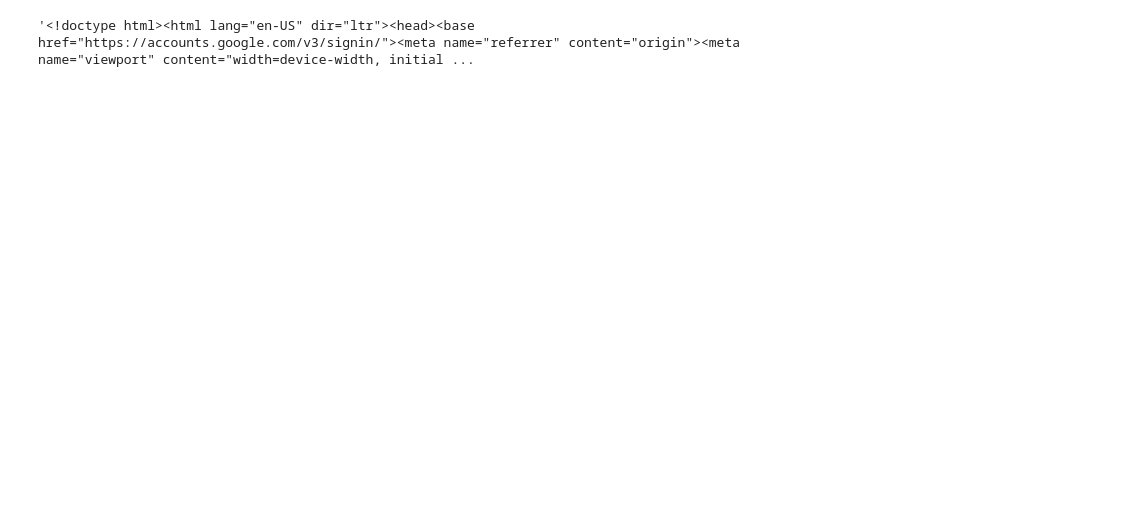
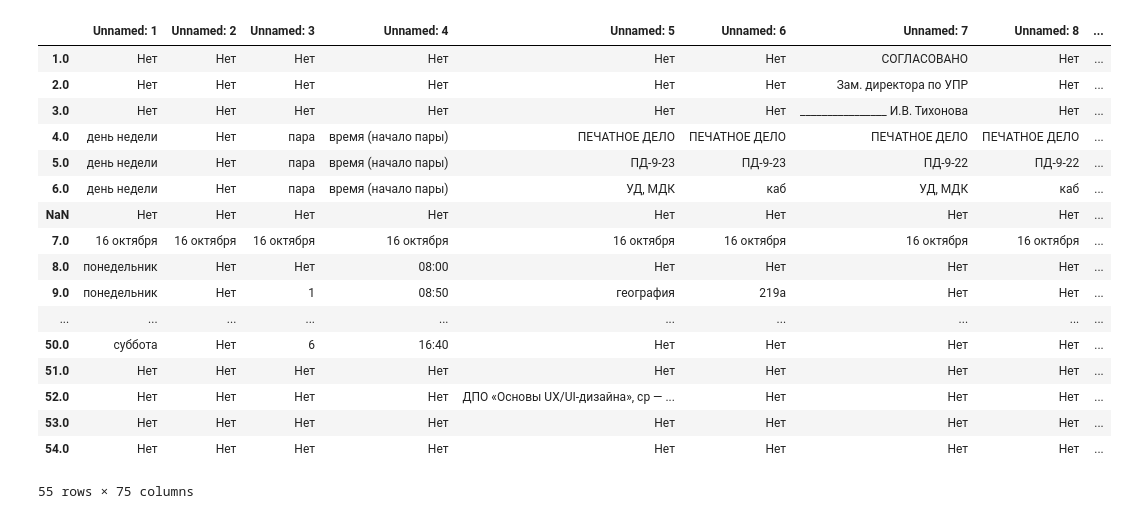
Before and after one commit to DeulinYakov/TelegramBotCollege, a Jupyter notebook: test_gsread/Без названия.ipynb, the cells around one changed output. Cells and saved outputs as stored; diff of their text form; code cells hidden in the pictures; blank space fills up the shorter version.

```diff
--- a/test_gsread/Без названия.ipynb
+++ b/test_gsread/Без названия.ipynb
@@ -1,7 +1,24 @@
 # %%
-import requests
-result = requests.get('https://docs.google.com/spreadsheets/d/1O-p_aSTatv_iQXgZrQmhpWR1ToDQqkw4/edit#gid=547910981')
-page = result.text
-page
+import pandas as pd
+#https://docs.google.com/spreadsheets/d/e/2PACX-1vRRnOsDR9Nf96i_0MumrsVVTFyIdzpBkQRQdUaSQ7ZsSH9tNIRSxUqAEyR7pgQLvQ/pubhtml
+data = pd.read_html('https://docs.google.com/spreadsheets/d/e/2PACX-1vRRnOsDR9Nf96i_0MumrsVVTFyIdzpBkQRQdUaSQ7ZsSH9tNIRSxUqAEyR7pgQLvQ/pubhtml?gid=658407717&single=true',encoding='utf-8', header=0, index_col=0)[0].fillna('Нет')
+data
 # %% [output]
+|  | Unnamed: 1 | Unnamed: 2 | Unnamed: 3 | Unnamed: 4 | Unnamed: 5 | Unnamed: 6 | Unnamed: 7 | Unnamed: 8 | ... |
+| 1.0 | Нет | Нет | Нет | Нет | Нет | Нет | СОГЛАСОВАНО | Нет | ... |
+| 2.0 | Нет | Нет | Нет | Нет | Нет | Нет | Зам. директора по УПР | Нет | ... |
+| 3.0 | Нет | Нет | Нет | Нет | Нет | Нет | ________________ И.В. Тихонова | Нет | ... |
+| 4.0 | день недели | Нет | пара | время (начало пары) | ПЕЧАТНОЕ ДЕЛО | ПЕЧАТНОЕ ДЕЛО | ПЕЧАТНОЕ ДЕЛО | ПЕЧАТНОЕ ДЕЛО | ... |
+| 5.0 | день недели | Нет | пара | время (начало пары) | ПД-9-23 | ПД-9-23 | ПД-9-22 | ПД-9-22 | ... |
+| 6.0 | день недели | Нет | пара | время (начало пары) | УД, МДК | каб | УД, МДК | каб | ... |
+| NaN | Нет | Нет | Нет | Нет | Нет | Нет | Нет | Нет | ... |
+| 7.0 | 16 октября | 16 октября | 16 октября | 16 октября | 16 октября | 16 октября | 16 октября | 16 октября | ... |
+| 8.0 | понедельник | Нет | Нет | 08:00 | Нет | Нет | Нет | Нет | ... |
+| 9.0 | понедельник | Нет | 1 | 08:50 | география | 219а | Нет | Нет | ... |
+| ... | ... | ... | ... | ... | ... | ... | ... | ... | ... |
+| 50.0 | суббота | Нет | 6 | 16:40 | Нет | Нет | Нет | Нет | ... |
+| 51.0 | Нет | Нет | Нет | Нет | Нет | Нет | Нет | Нет | ... |
+| 52.0 | Нет | Нет | Нет | Нет | ДПО «Основы UX/UI-дизайна», ср — ... | Нет | Нет | Нет | ... |
+| 53.0 | Нет | Нет | Нет | Нет | Нет | Нет | Нет | Нет | ... |
+| 54.0 | Нет | Нет | Нет | Нет | Нет | Нет | Нет | Нет | ... |
-'<!doctype html><html lang="en-US" dir="ltr"><head><base href="https://accounts.google.com/v3/signin/"><meta name="referrer" content="origin"><meta name="viewport" content="width=device-width, initial ...
+55 rows × 75 columns
```
Also changed, not shown: parts of 3 cells of this notebook, 4 other files.
